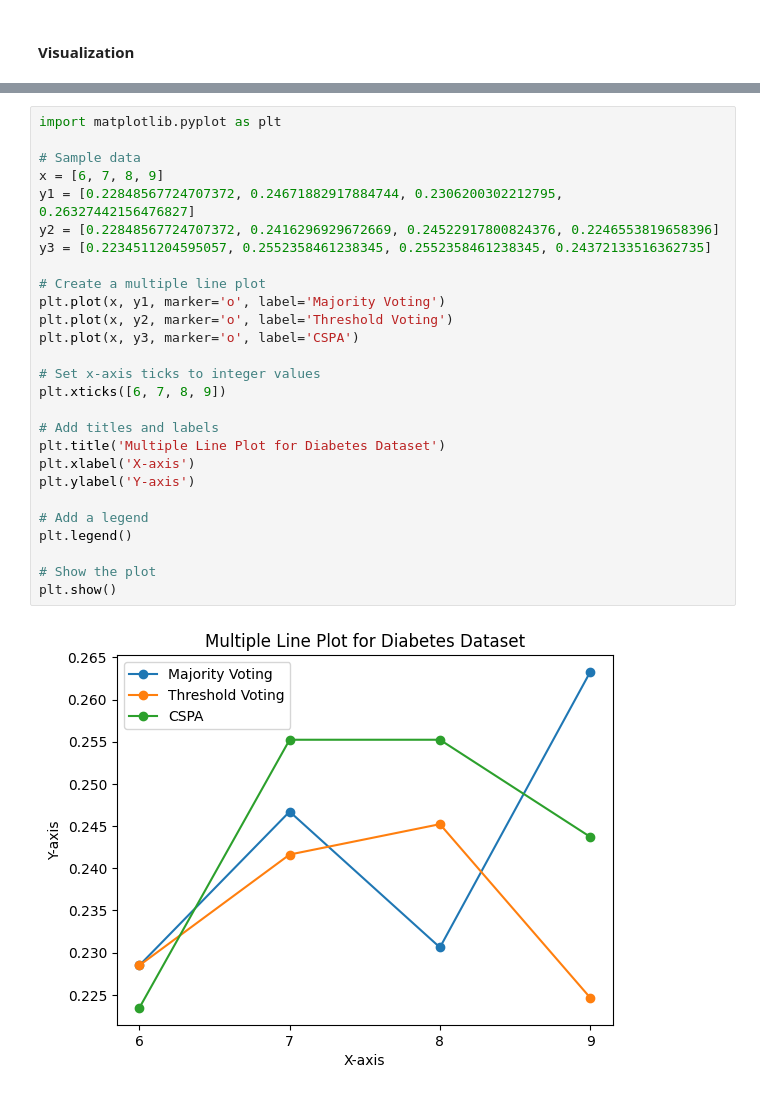
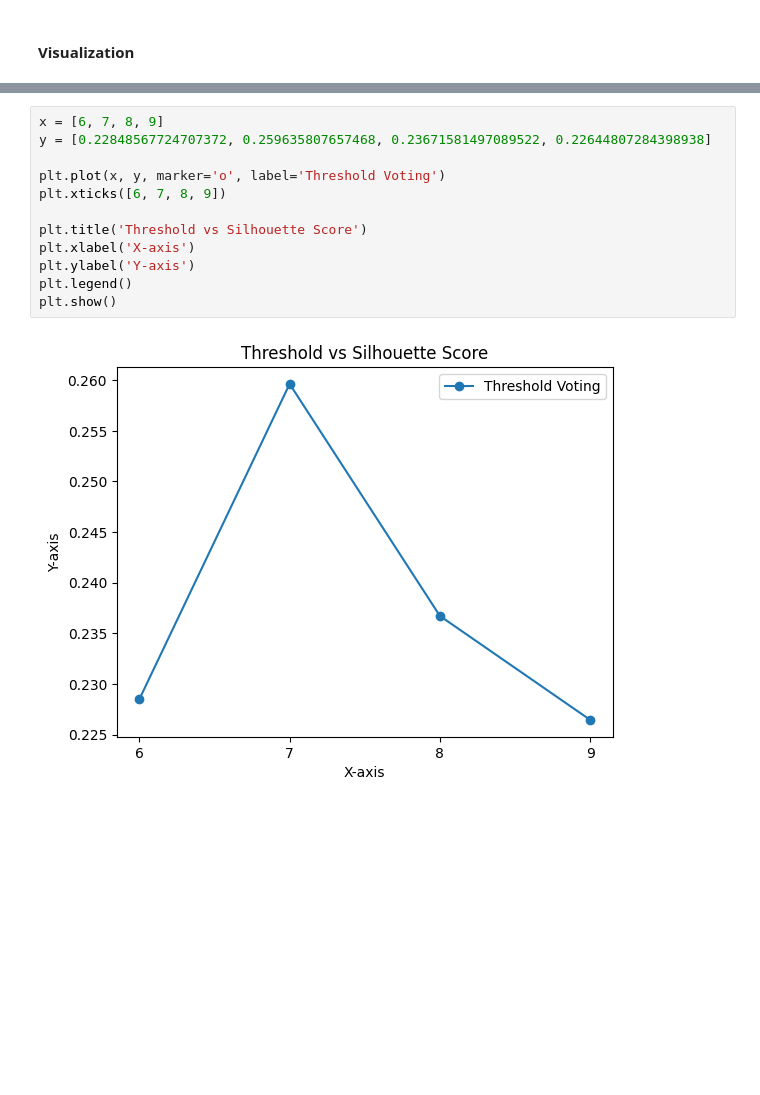
Before and after one commit to ankita-banerjee20/Cluster-Ensemble, a Jupyter notebook: diabetes.ipynb, the cells around one changed output, grey strips where cells are left out. Cells and saved outputs as stored; diff of their text form; blank space fills up the shorter version.

Commit message:
Modified visualization

```diff
--- a/diabetes.ipynb
+++ b/diabetes.ipynb
@@ -327,29 +327,14 @@ Silhouette Scores: [0.23306563924295606, 0.24984592596064917, 0.2247529554645412
 # %%
-import matplotlib.pyplot as plt
+x = [6, 7, 8, 9]
+y = [0.22848567724707372, 0.259635807657468, 0.23671581497089522, 0.22644807284398938]
 
-# Sample data
-x = [6, 7, 8, 9]
-y1 = [0.22848567724707372, 0.24671882917884744, 0.2306200302212795, 0.26327442156476827]
-y2 = [0.22848567724707372, 0.2416296929672669, 0.24522917800824376, 0.2246553819658396]
-y3 = [0.2234511204595057, 0.2552358461238345, 0.2552358461238345, 0.24372133516362735]
-
-# Create a multiple line plot
-plt.plot(x, y1, marker='o', label='Majority Voting')
-plt.plot(x, y2, marker='o', label='Threshold Voting')
-plt.plot(x, y3, marker='o', label='CSPA')
-
-# Set x-axis ticks to integer values
+plt.plot(x, y, marker='o', label='Threshold Voting')
 plt.xticks([6, 7, 8, 9])
 
-# Add titles and labels
-plt.title('Multiple Line Plot for Diabetes Dataset')
+plt.title('Threshold vs Silhouette Score')
 plt.xlabel('X-axis')
 plt.ylabel('Y-axis')
-
-# Add a legend
 plt.legend()
-
-# Show the plot
 plt.show()
 # %% [output]
-[figure, old version]
+[figure, new version]
```
Also changed, not shown: parts of 12 cells of this notebook, 4 other files.
